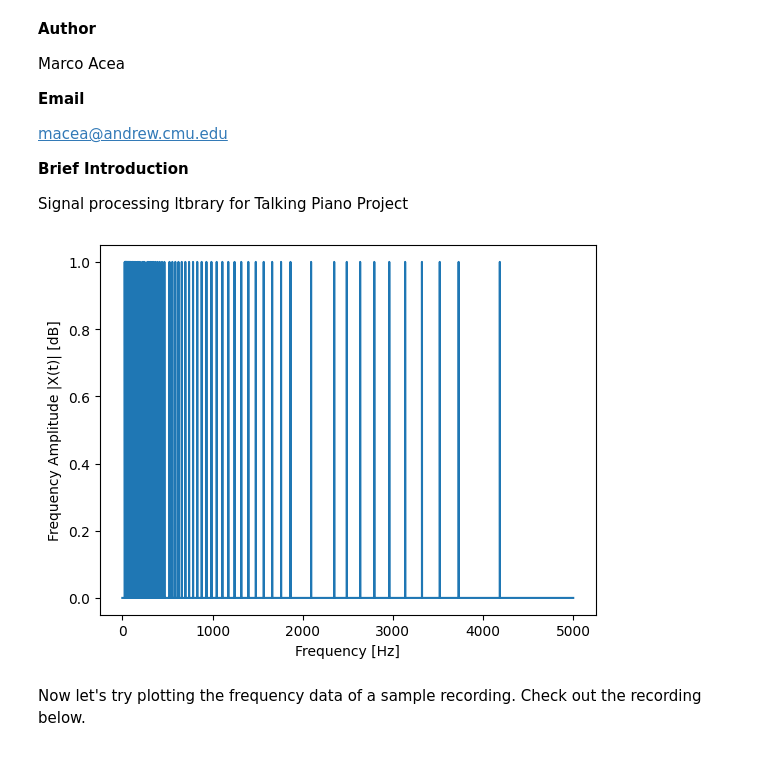
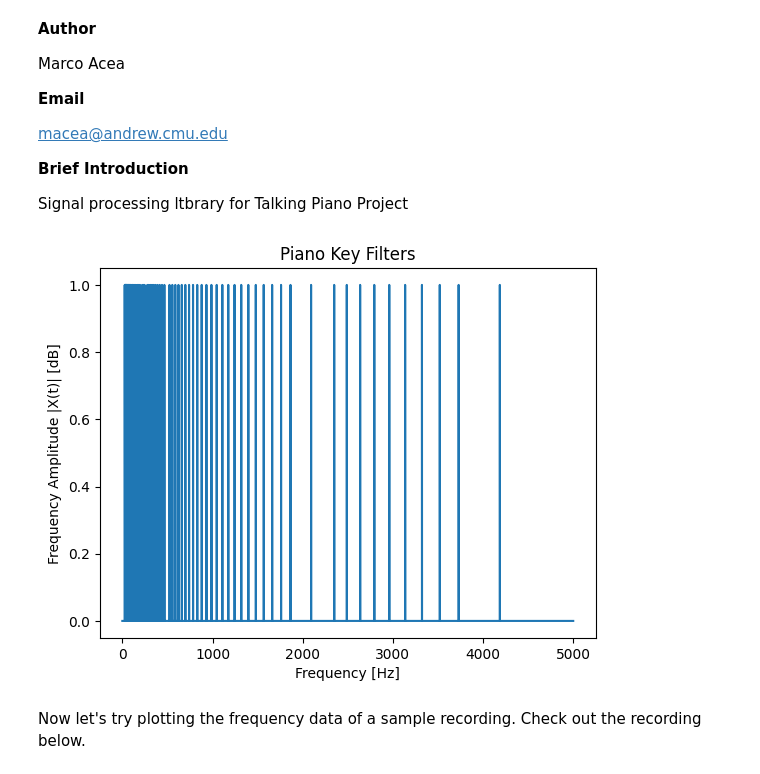
Before and after one commit to ECE-Capstone-2022/signal-processing, a Jupyter notebook: main.ipynb, the cells around one changed output. Drawn from its saved outputs; the diff is of its cells as text; code cells hidden in the pictures.

```diff
--- a/main.ipynb
+++ b/main.ipynb
@@ -36,34 +36,35 @@ if 'key_frequencies.txt' not in os.listdir():
 
 with open('key_frequencies.txt', 'r') as f:
     for n in f.read().split('\n'):
       PIANO_KEY_FREQUENCIES.append(float(n))
 
     fig, ax = plt.subplots()
+    ax.set_title("Piano Key Filters")
     ax.set_xlabel('Frequency [Hz]')
     ax.set_ylabel('Frequency Amplitude |X(t)| [dB]')
 
     X = np.arange(0, 5000, 0.001)
     Y = np.zeros(len(X))
 
     seen = set()
     for k in PIANO_KEY_FREQUENCIES:
       # TODO: There is a known issue where the top 10 frequencies are not being
       # found. This is not a pressing matter because we're only using the top 69
       # keys. To see this, uncomment the line under 'except'
       try:
         i = np.where(X == k)[0][0]
       except:
         # print(f'Key frequency {k} was not found')
         pass
       if i in seen: continue
       seen.add(i)
       impluse = signal.unit_impulse(len(X), i)
       Y += impluse
     PIANO_FILTERS = Y
     plt.plot(X,Y)
 f.close()
 # %% [output]
-[figure, old version]
+[figure, new version]
 # %% [markdown]
 Now let's try plotting the frequency data of a sample recording. Check out the
 recording below.
```
Also changed, not shown: parts of 3 cells of this notebook, 2 other files.
